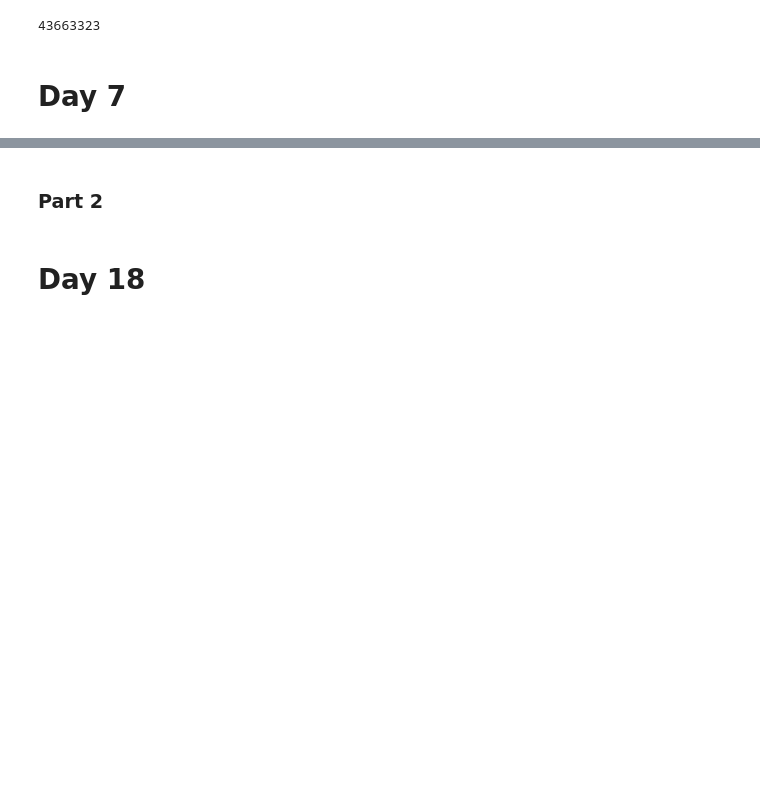
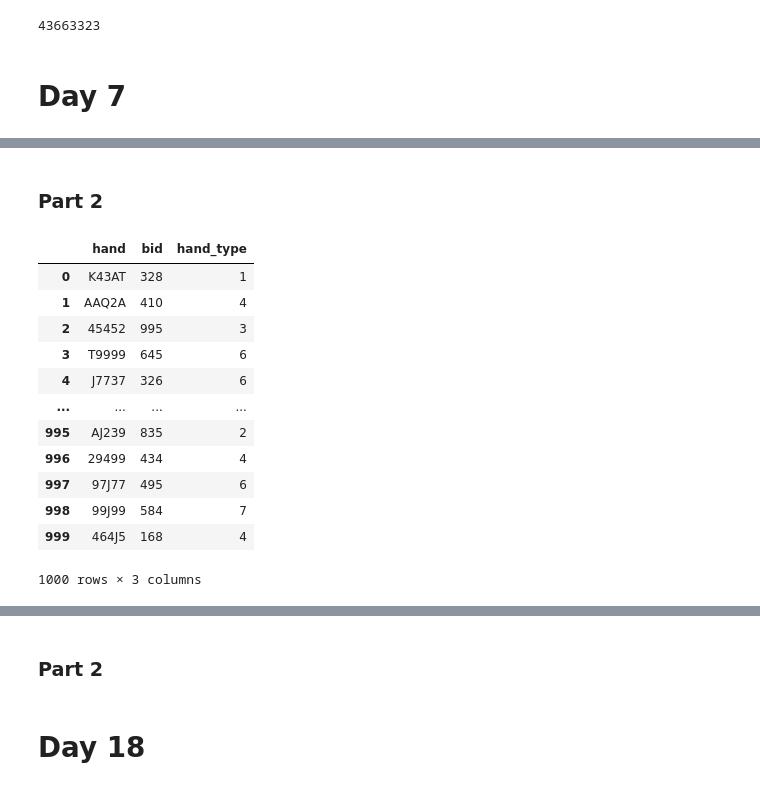
Before and after one commit to jordanehli/JE_Advent_of_Code2023, a Jupyter notebook: JE_Advent_of_Code_2023.ipynb, the cells around one changed output, grey strips where cells are left out. Drawn from its saved outputs; the diff is of its cells as text; code cells hidden in the pictures; blank space fills up the shorter version.

```diff
--- a/JE_Advent_of_Code_2023.ipynb
+++ b/JE_Advent_of_Code_2023.ipynb
@@ -589,0 +735,55 @@ win_count
+# %% [markdown]
+### Part 2
+# %%
+# same fn from part 1 (commented more thoroughly there)
+def id_hand_type(hand):
+    counts = Counter(hand)
+    hand_type = 0
+    if len(counts) == 1:
+        hand_type = 7  # Five of a kind
+    elif len(counts) == 2:
+        if counts.most_common(1)[0][1] == 4:
+            hand_type = 6  # Four of a kind
+        else:
+            hand_type = 5  # Full house
+    elif len(counts) == 3:
+        if counts.most_common(1)[0][1] == 3:
+            hand_type = 4  # Three of a kind
+        else:
+            hand_type = 3  # Two pair
+    elif len(counts) == 4:
+        hand_type = 2  # One pair
+    else:
+        hand_type = 1  # High card
+    return hand_type
+
+# init list to hold type for each hand
+hand_type = []
+# changed loop to change the J into the most common non-joker card
+for hand in df2['hand']:
+    if 'J' in hand:
+        # find the most common card (excluding 'J')
+        hand_without_j = hand.replace('J', '')
+        most_common_card = Counter(hand_without_j).most_common(1)[0][0] if hand_without_j else 'J'
+        # replace 'J' with the most common card and run this through the fn above
+        updated_hand = hand.replace('J', most_common_card)
+        hand_type.append(id_hand_type(updated_hand))
+    else:
+        hand_type.append(id_hand_type(hand))
+
+df2['hand_type'] = hand_type
+df2
+# %% [output]
+|  | hand | bid | hand_type |
+| 0 | K43AT | 328 | 1 |
+| 1 | AAQ2A | 410 | 4 |
+| 2 | 45452 | 995 | 3 |
+| 3 | T9999 | 645 | 6 |
+| 4 | J7737 | 326 | 6 |
+| ... | ... | ... | ... |
+| 995 | AJ239 | 835 | 2 |
+| 996 | 29499 | 434 | 4 |
+| 997 | 97J77 | 495 | 6 |
+| 998 | 99J99 | 584 | 7 |
+| 999 | 464J5 | 168 | 4 |
+1000 rows × 3 columns
```
Also changed, not shown: parts of 7 cells of this notebook, 1 other file.
